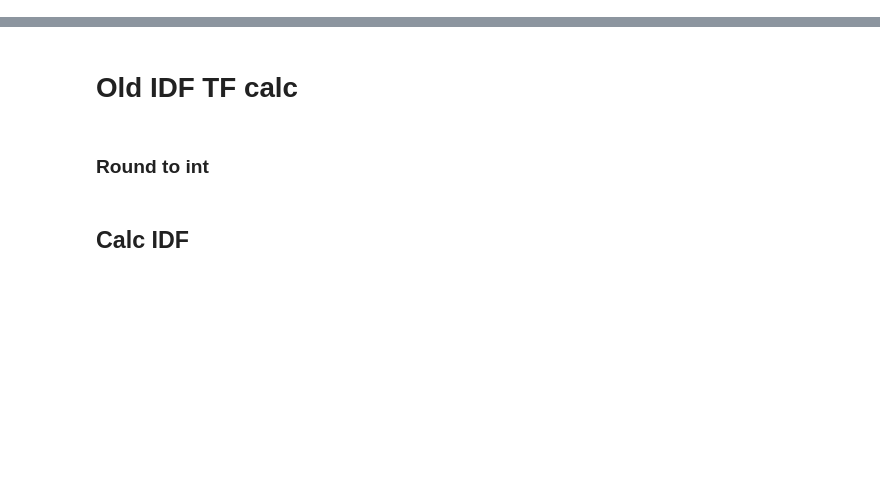
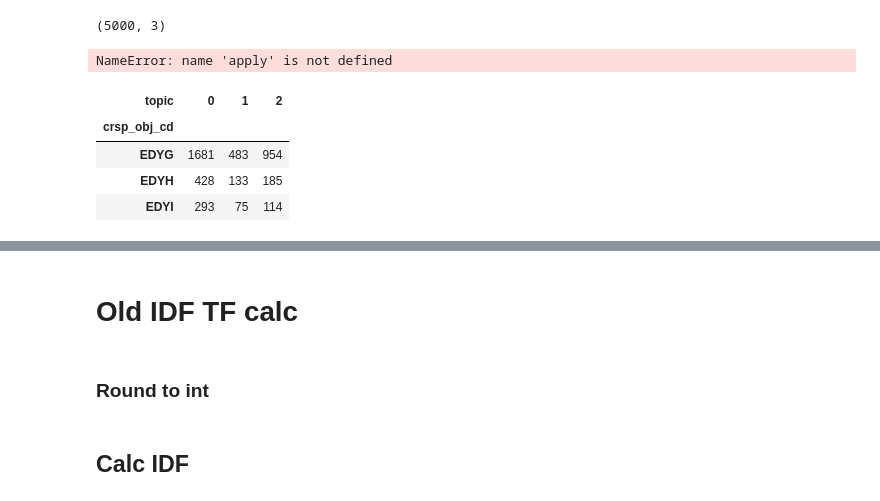
Before and after one commit to Amglex/Mutual-Funds, a Jupyter notebook: notebooks/022 - LDA Analysis.ipynb, the cells around one changed output, grey strips where cells are left out. Drawn from its saved outputs; the diff is of its cells as text; code cells hidden in the pictures; blank space fills up the shorter version.

Commit message:
Worked on LDA and data filtering

```diff
--- a/notebooks/021 - Active weights.ipynb
+++ b/notebooks/022 - LDA Analysis.ipynb
@@ -59,2 +89,0 @@ holdings_d = holdings_d.set_index('report_dt')
-# %%
-holdings_d = holdings_d.resample('Q', label='right', closed='right').mean()
@@ -64,0 +93,3 @@ plt.plot(holdings_d.mean().sort_values().values)
+# %%
+test_holdings = holdings_d[:5_000,:]
+test_holdings.shape
@@ -64,0 +115,15 @@ plt.plot(holdings_d.mean().sort_values().values)
+# %%
+# Fit LDA model
+n_components = 3
+
+lda = LatentDirichletAllocation(
+    n_components = n_components, # How many topics are there -> hyper parameter
+    random_state = 123, # random seed for reproducability
+    learning_method = 'batch', # Evaluate all documents at once as opposed to the online method
+    max_iter = 50, # After how many evaluation steps should the algo stop. Choose fewer for faster processing
+    verbose = True, # Show each step
+    n_jobs = 1,# Normally this parameter controlls how many parallel processes are used. However, on our MacBook it didn't work
+)
+
+X_topics = lda.fit_transform(test_holdings)
+lda.components_.shape
@@ -64,0 +149,24 @@ plt.plot(holdings_d.mean().sort_values().values)
+# %%
+X_topics.shape
+# %% [output]
+(5000, 3)
+# %%
+apply(X_topics.argmax())
+# %% [output]
+NameError: name 'apply' is not defined
+# %%
+topics_rounded = pd.DataFrame(X_topics.round())
+topics_rounded = topics_rounded.idxmax(1)
+# %%
+summary_joined = summary
+summary_joined['topic'] = topics_rounded
+a = summary_joined.loc[:1000,['crsp_obj_cd']]
+b = summary_joined.loc[:1000,['topic']]
+
+pd.crosstab(summary_joined['crsp_obj_cd'],summary_joined['topic'])
+# %% [output]
+| topic | 0 | 1 | 2 |
+| crsp_obj_cd |  |  |  |
+| EDYG | 1681 | 483 | 954 |
+| EDYH | 428 | 133 | 185 |
+| EDYI | 293 | 75 | 114 |
```
Also changed, not shown: parts of 23 cells of this notebook, 2 other files.
